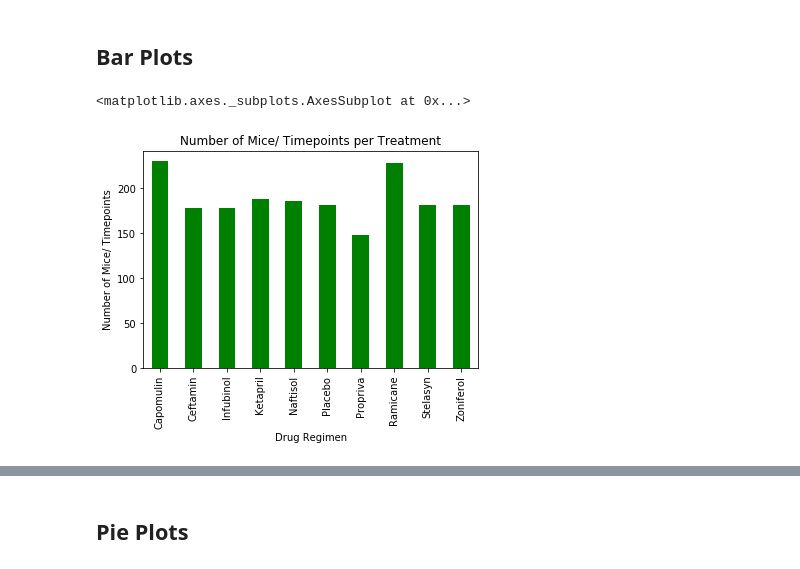
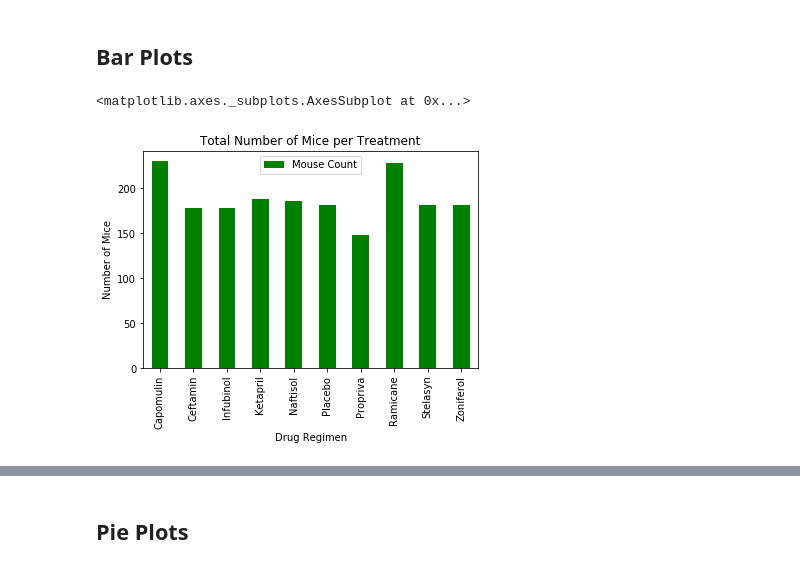
Before and after one commit to jeremyhamley/05-Matplotlib, a Jupyter notebook: Pymaceuticals/pymaceuticals_jeremy_h.ipynb, the cells around one changed output, grey strips where cells are left out. Saved outputs shown, nothing was run; the diff lists cells and outputs as text; code cells hidden in the pictures.

```diff
--- a/Pymaceuticals/pymaceuticals_jeremy_h.ipynb
+++ b/Pymaceuticals/pymaceuticals_jeremy_h.ipynb
@@ -120,12 +113,14 @@ summary_stats_df
 # %% [markdown]
 ## Bar Plots
 # %%
-# Generate a bar plot showing the number of mice per time point for each treatment throughout the course of the study using pandas.
-mouse_count_by_drug = drugs_grouped["Mouse ID"].count()
-mouse_count_by_drug_chart = mouse_count_by_drug.plot(kind = "bar", color = "green", title = "Number of Mice/ Timepoints per Treatment")
-mouse_count_by_drug_chart.set_ylabel("Number of Mice/ Timepoints")
+# Generate a bar plot showing the total number of mice for each treatment throughout the course of the study using pandas.
+#create dataframe with total mice for all timepoints for each drug
+mouse_count_df = pd.DataFrame({"Mouse Count": drugs_grouped["Mouse ID"].count()})
+
+mouse_count_by_drug_chart = mouse_count_df.plot(kind = "bar", color = "green", title = "Total Number of Mice per Treatment")
+mouse_count_by_drug_chart.set_ylabel("Number of Mice")
 mouse_count_by_drug_chart
 # %% [output]
 <matplotlib.axes._subplots.AxesSubplot at 0x...>
-[figure, old version]
+[figure, new version]
 # %%
```
Also changed, not shown: parts of 11 cells of this notebook.
